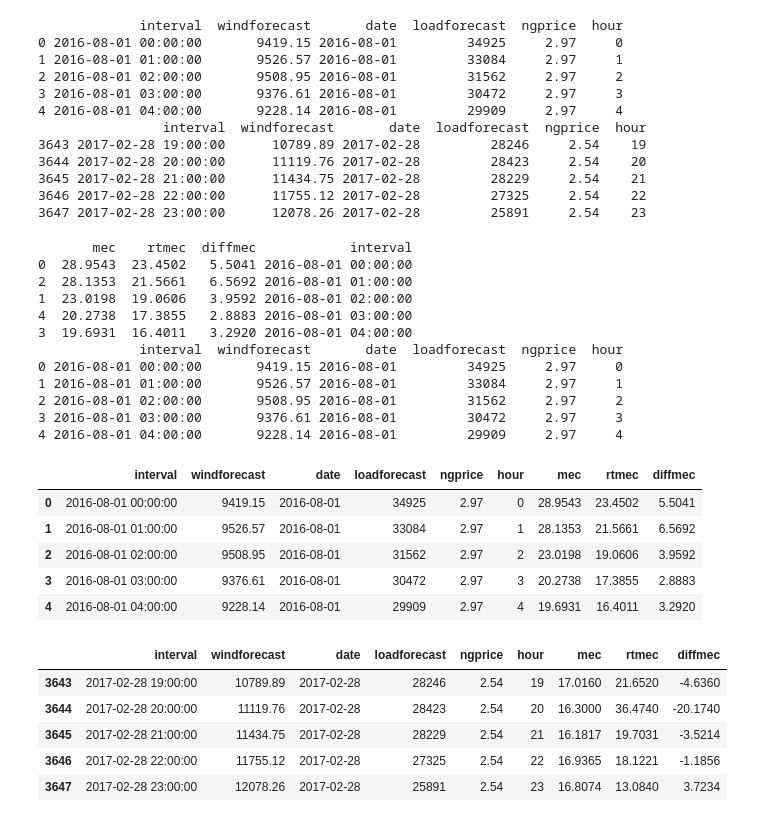
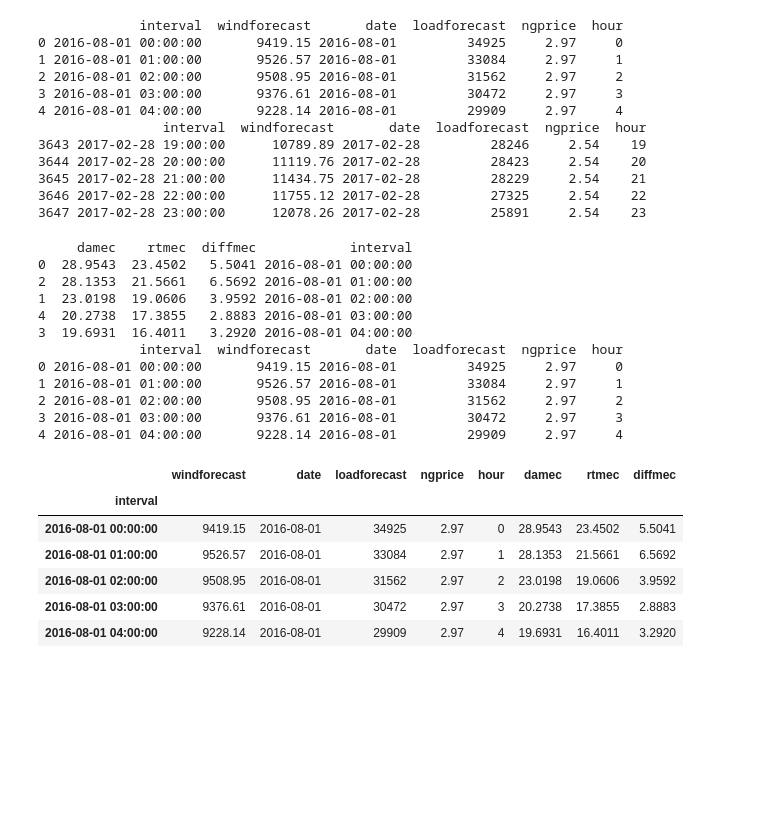
Before and after one commit to drewgray/spp-da-price-forecast, a Jupyter notebook: SPP_dart_prices.ipynb, the cells around one changed output. Drawn from its saved outputs; the diff is of its cells as text; code cells hidden in the pictures; blank space fills up the shorter version.

Commit message:
graph some of the data - need to start classifying and regressing

```diff
--- a/SPP_dart_prices.ipynb
+++ b/SPP_dart_prices.ipynb
@@ -46,5 +46,6 @@ rdf = rdf.sort_values(['Date', 'Hour'], ascending=[1, 1])
 #can use column instead of index too, left_on=col right_on=[col1,col2] ...
 mdf['rtmec'] = rdf['mec']
 mdf['diffmec'] = mdf['mec']-mdf['rtmec']
+mdf.rename(columns={'mec': 'damec'}, inplace=True)
 mdf.describe()
 # %% [output]
@@ -132,7 +132,7 @@ mdf.drop('Hour', axis=1,inplace=True)
 print(mdf.head())
 print(data.head())
 # %% [output]
-       mec    rtmec  diffmec            interval
+     damec    rtmec  diffmec            interval
 0  28.9543  23.4502   5.5041 2016-08-01 00:00:00
 2  28.1353  21.5661   6.5692 2016-08-01 01:00:00
 1  23.0198  19.0606   3.9592 2016-08-01 02:00:00
@@ -146,20 +146,13 @@ print(data.head())
 4 2016-08-01 04:00:00       9228.14 2016-08-01         29909     2.97     4
 # %%
 data = pd.merge(data, mdf, on=['interval'], how='inner')
+data.set_index(['interval'], inplace=True)
 data.head()
 # %% [output]
-|  | interval | windforecast | date | loadforecast | ngprice | hour | mec | rtmec | diffmec |
-| 0 | 2016-08-01 00:00:00 | 9419.15 | 2016-08-01 | 34925 | 2.97 | 0 | 28.9543 | 23.4502 | 5.5041 |
-| 1 | 2016-08-01 01:00:00 | 9526.57 | 2016-08-01 | 33084 | 2.97 | 1 | 28.1353 | 21.5661 | 6.5692 |
-| 2 | 2016-08-01 02:00:00 | 9508.95 | 2016-08-01 | 31562 | 2.97 | 2 | 23.0198 | 19.0606 | 3.9592 |
-| 3 | 2016-08-01 03:00:00 | 9376.61 | 2016-08-01 | 30472 | 2.97 | 3 | 20.2738 | 17.3855 | 2.8883 |
-| 4 | 2016-08-01 04:00:00 | 9228.14 | 2016-08-01 | 29909 | 2.97 | 4 | 19.6931 | 16.4011 | 3.2920 |
+|  | windforecast | date | loadforecast | ngprice | hour | damec | rtmec | diffmec |
+| interval |  |  |  |  |  |  |  |  |
+| 2016-08-01 00:00:00 | 9419.15 | 2016-08-01 | 34925 | 2.97 | 0 | 28.9543 | 23.4502 | 5.5041 |
+| 2016-08-01 01:00:00 | 9526.57 | 2016-08-01 | 33084 | 2.97 | 1 | 28.1353 | 21.5661 | 6.5692 |
+| 2016-08-01 02:00:00 | 9508.95 | 2016-08-01 | 31562 | 2.97 | 2 | 23.0198 | 19.0606 | 3.9592 |
+| 2016-08-01 03:00:00 | 9376.61 | 2016-08-01 | 30472 | 2.97 | 3 | 20.2738 | 17.3855 | 2.8883 |
+| 2016-08-01 04:00:00 | 9228.14 | 2016-08-01 | 29909 | 2.97 | 4 | 19.6931 | 16.4011 | 3.2920 |
-# %%
-data.tail()
-# %% [output]
-|  | interval | windforecast | date | loadforecast | ngprice | hour | mec | rtmec | diffmec |
-| 3643 | 2017-02-28 19:00:00 | 10789.89 | 2017-02-28 | 28246 | 2.54 | 19 | 17.0160 | 21.6520 | -4.6360 |
-| 3644 | 2017-02-28 20:00:00 | 11119.76 | 2017-02-28 | 28423 | 2.54 | 20 | 16.3000 | 36.4740 | -20.1740 |
-| 3645 | 2017-02-28 21:00:00 | 11434.75 | 2017-02-28 | 28229 | 2.54 | 21 | 16.1817 | 19.7031 | -3.5214 |
-| 3646 | 2017-02-28 22:00:00 | 11755.12 | 2017-02-28 | 27325 | 2.54 | 22 | 16.9365 | 18.1221 | -1.1856 |
-| 3647 | 2017-02-28 23:00:00 | 12078.26 | 2017-02-28 | 25891 | 2.54 | 23 | 16.8074 | 13.0840 | 3.7234 |
```
Also changed, not shown: parts of 5 cells of this notebook.
